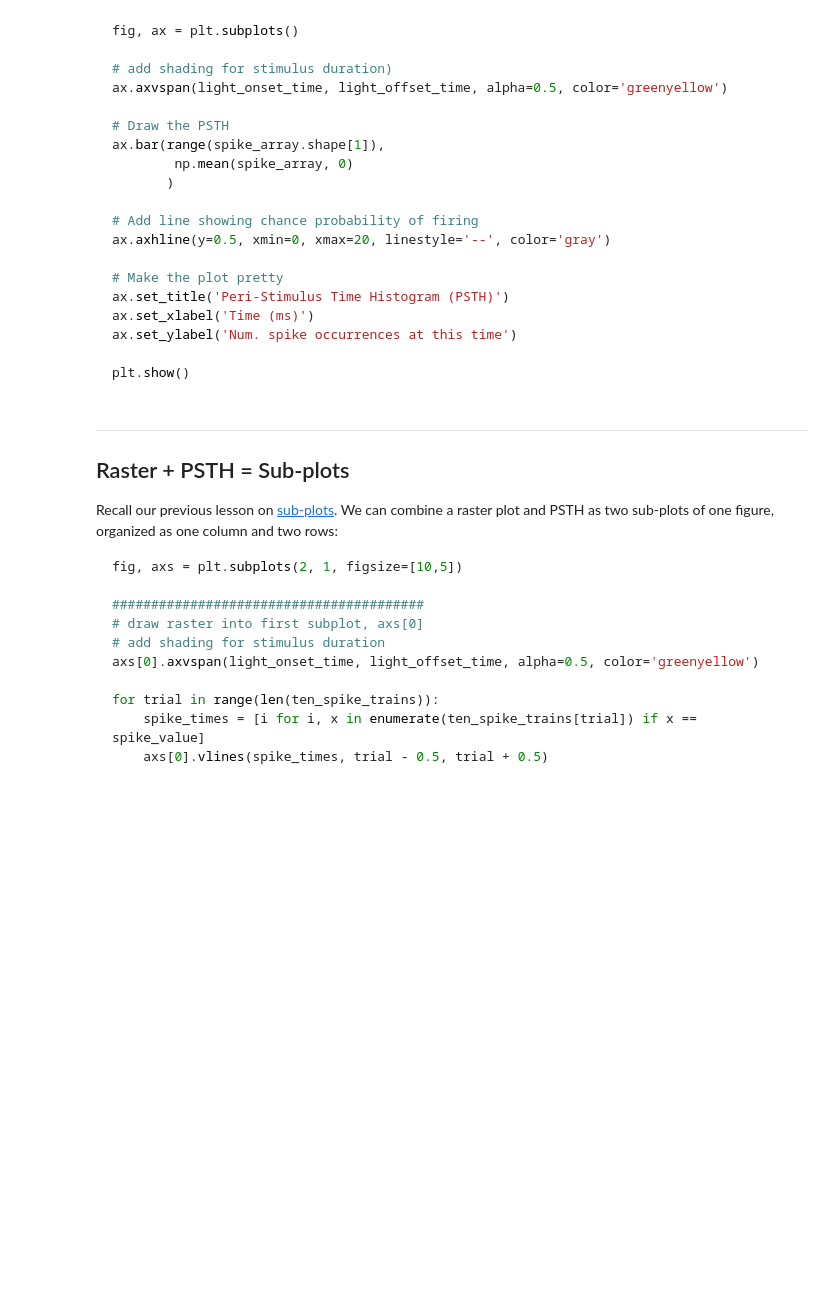
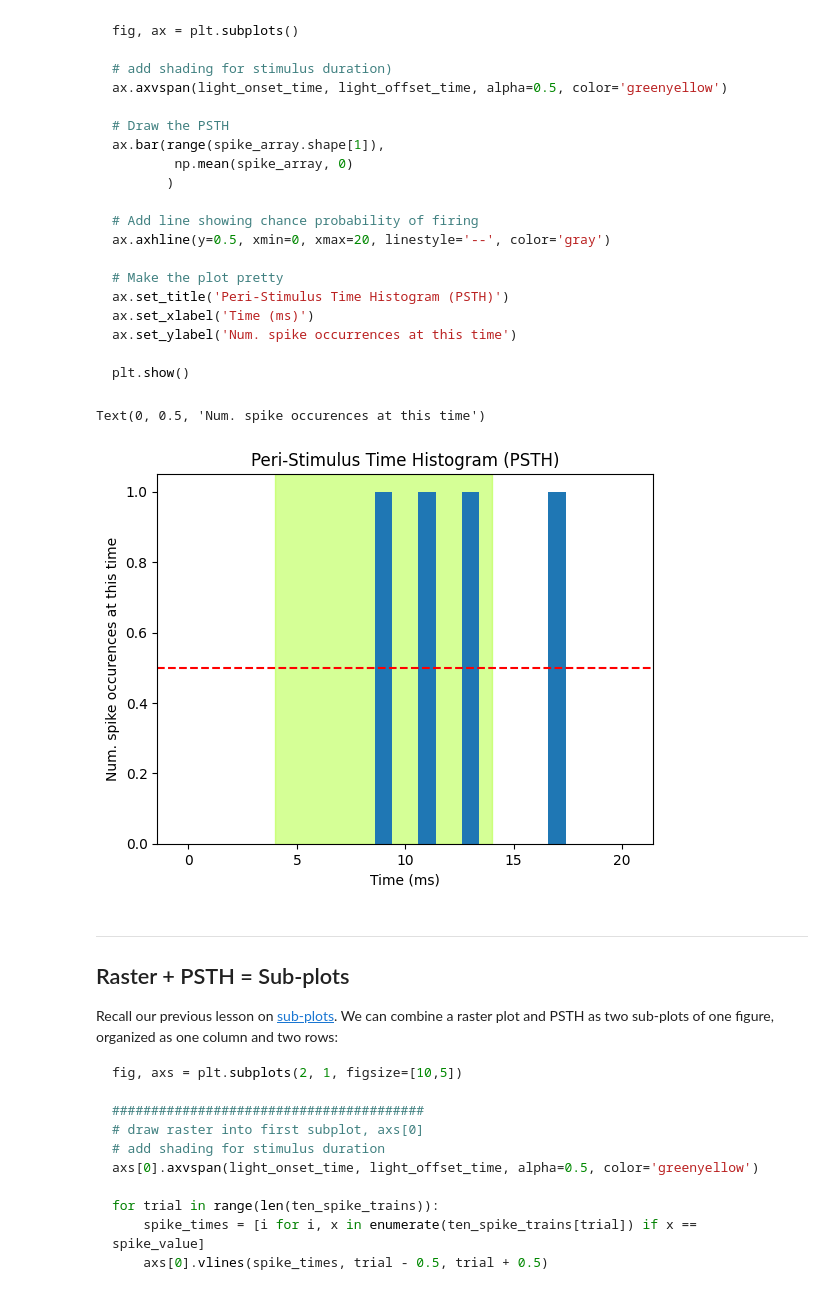
Before and after one commit to dm748329/Single-Unit-Data, a Jupyter notebook: 1 - intro_spike_trains.ipynb, the cells around one changed output. Drawn from its saved outputs; the diff is of its cells as text; code cells hidden in the pictures; blank space fills up the shorter version.

```diff
--- a/1 - intro_spike_trains.ipynb
+++ b/1 - intro_spike_trains.ipynb
@@ -469,6 +469,22 @@ ax.set_ylabel('Num. spike occurrences at this time')
 
 plt.show()
 ~~~
+# %%
+fig, ax = plt.subplots()
+
+ax.axvspan(light_onset_time, light_offset_time, alpha=0.5, color='greenyellow')
+
+ax.bar(range(spike_array.shape[1]), np.mean(spike_array, 0))
+
+ax.axhline(y= 0.5, xmin= 0, xmax= 20, linestyle = '--', color = 'red')
+
+#make the plot pretty
+ax.set_title('Peri-Stimulus Time Histogram (PSTH)')
+ax.set_xlabel('Time (ms)')
+ax.set_ylabel('Num. spike occurences at this time')
+# %% [output]
+Text(0, 0.5, 'Num. spike occurences at this time')
+[figure, added]
 # %% [markdown]
 ---
 ## Raster + PSTH = Sub-plots
```
Also changed, not shown: parts of 2 cells of this notebook.
